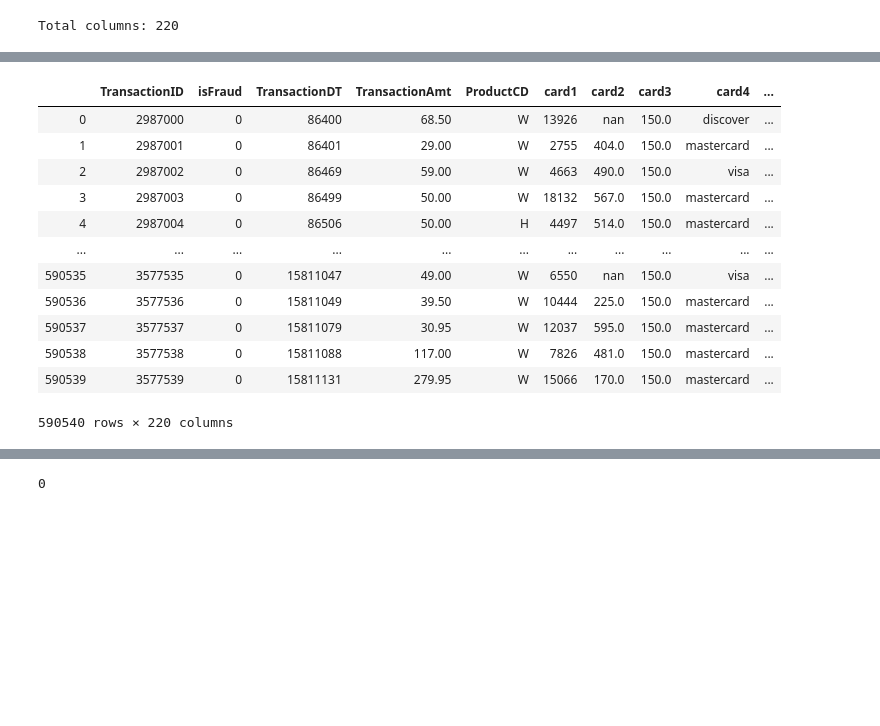
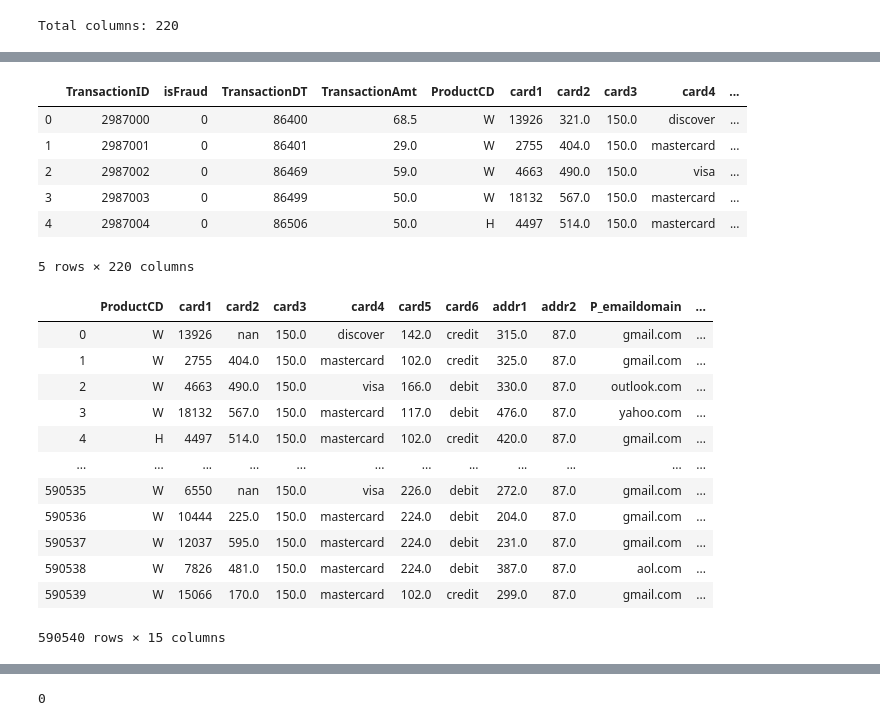
Before and after one commit to kirahman2/fraud_detection, a Jupyter notebook: Fraud Detection EDA.ipynb, the cells around one changed output, grey strips where cells are left out. Drawn from its saved outputs; the diff is of its cells as text; code cells hidden in the pictures; blank space fills up the shorter version.

Commit message:
Adding impute features function.

```diff
--- a/Fraud Detection EDA.ipynb
+++ b/Fraud Detection EDA.ipynb
@@ -61,0 +158,2 @@ df_train = df_train.drop(list_temp, axis=1)
+# %%
+pp.df_train = pp.impute_features()
@@ -222,16 +251,10 @@ There were 195 columns with null values.
 # %%
-pp.df_train
+pp.df_train.head(5)
 # %% [output]
 |  | TransactionID | isFraud | TransactionDT | TransactionAmt | ProductCD | card1 | card2 | card3 | card4 | ... |
-| 0 | 2987000 | 0 | 86400 | 68.50 | W | 13926 | nan | 150.0 | discover | ... |
-| 1 | 2987001 | 0 | 86401 | 29.00 | W | 2755 | 404.0 | 150.0 | mastercard | ... |
-| 2 | 2987002 | 0 | 86469 | 59.00 | W | 4663 | 490.0 | 150.0 | visa | ... |
-| 3 | 2987003 | 0 | 86499 | 50.00 | W | 18132 | 567.0 | 150.0 | mastercard | ... |
-| 4 | 2987004 | 0 | 86506 | 50.00 | H | 4497 | 514.0 | 150.0 | mastercard | ... |
-| ... | ... | ... | ... | ... | ... | ... | ... | ... | ... | ... |
-| 590535 | 3577535 | 0 | 15811047 | 49.00 | W | 6550 | nan | 150.0 | visa | ... |
-| 590536 | 3577536 | 0 | 15811049 | 39.50 | W | 10444 | 225.0 | 150.0 | mastercard | ... |
-| 590537 | 3577537 | 0 | 15811079 | 30.95 | W | 12037 | 595.0 | 150.0 | mastercard | ... |
-| 590538 | 3577538 | 0 | 15811088 | 117.00 | W | 7826 | 481.0 | 150.0 | mastercard | ... |
-| 590539 | 3577539 | 0 | 15811131 | 279.95 | W | 15066 | 170.0 | 150.0 | mastercard | ... |
+| 0 | 2987000 | 0 | 86400 | 68.5 | W | 13926 | 321.0 | 150.0 | discover | ... |
+| 1 | 2987001 | 0 | 86401 | 29.0 | W | 2755 | 404.0 | 150.0 | mastercard | ... |
+| 2 | 2987002 | 0 | 86469 | 59.0 | W | 4663 | 490.0 | 150.0 | visa | ... |
+| 3 | 2987003 | 0 | 86499 | 50.0 | W | 18132 | 567.0 | 150.0 | mastercard | ... |
+| 4 | 2987004 | 0 | 86506 | 50.0 | H | 4497 | 514.0 | 150.0 | mastercard | ... |
-590540 rows × 220 columns
+5 rows × 220 columns
@@ -237,0 +279,24 @@ pp.df_train
+# %%
+# pp.df_train
+# lets find out which columns are object...
+list_col_object = []
+for val in pp.df_train.columns:
+    if pp.df_train[val].dtype=='O':
+        list_col_object.append(val)
+
+pp.df_train[list_col_object]
+# for card2, nan was the most commonly seen value... so it imputed that...?
+# %% [output]
+|  | ProductCD | card1 | card2 | card3 | card4 | card5 | card6 | addr1 | addr2 | P_emaildomain | ... |
+| 0 | W | 13926 | nan | 150.0 | discover | 142.0 | credit | 315.0 | 87.0 | gmail.com | ... |
+| 1 | W | 2755 | 404.0 | 150.0 | mastercard | 102.0 | credit | 325.0 | 87.0 | gmail.com | ... |
+| 2 | W | 4663 | 490.0 | 150.0 | visa | 166.0 | debit | 330.0 | 87.0 | outlook.com | ... |
+| 3 | W | 18132 | 567.0 | 150.0 | mastercard | 117.0 | debit | 476.0 | 87.0 | yahoo.com | ... |
+| 4 | H | 4497 | 514.0 | 150.0 | mastercard | 102.0 | credit | 420.0 | 87.0 | gmail.com | ... |
+| ... | ... | ... | ... | ... | ... | ... | ... | ... | ... | ... | ... |
+| 590535 | W | 6550 | nan | 150.0 | visa | 226.0 | debit | 272.0 | 87.0 | gmail.com | ... |
+| 590536 | W | 10444 | 225.0 | 150.0 | mastercard | 224.0 | debit | 204.0 | 87.0 | gmail.com | ... |
+| 590537 | W | 12037 | 595.0 | 150.0 | mastercard | 224.0 | debit | 231.0 | 87.0 | gmail.com | ... |
+| 590538 | W | 7826 | 481.0 | 150.0 | mastercard | 224.0 | debit | 387.0 | 87.0 | aol.com | ... |
+| 590539 | W | 15066 | 170.0 | 150.0 | mastercard | 102.0 | credit | 299.0 | 87.0 | gmail.com | ... |
+590540 rows × 15 columns
```
Also changed, not shown: parts of 23 cells of this notebook.
